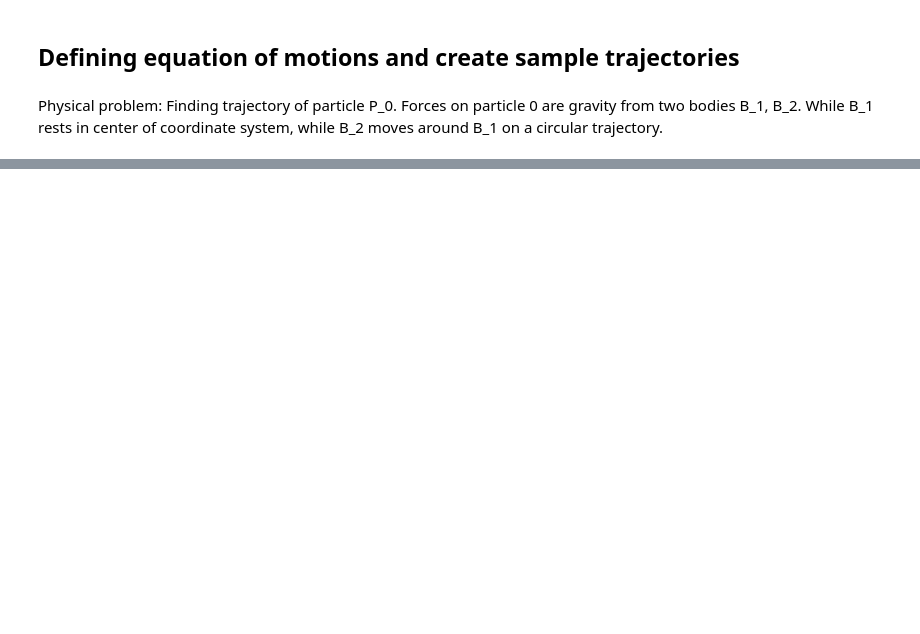
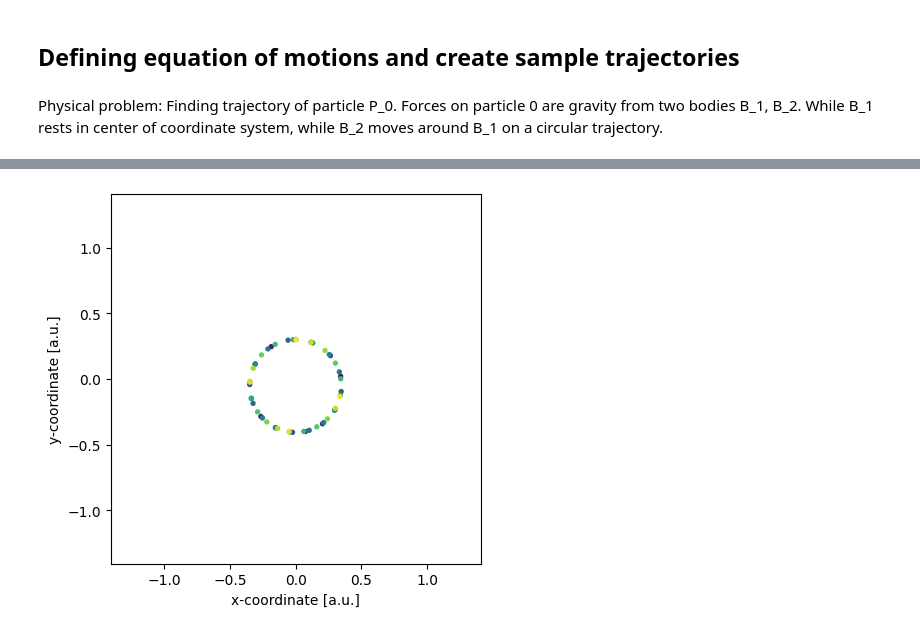
Before and after one commit to Felix-Busse/Recurrent_NNR, a Jupyter notebook: Recurrent_NNR.ipynb, the cells around one changed output, grey strips where cells are left out. Cells and saved outputs as stored; diff of their text form; code cells hidden in the pictures; blank space fills up the shorter version.

```diff
--- a/Recurrent_NNR.ipynb
+++ b/Recurrent_NNR.ipynb
@@ -182,0 +243,6 @@ array([0.0000e+00, 1.0000e-04, 1.1000e-03, 1.1100e-02, 1.1110e-01,
+# %%
+P_1 = space_particle(position=(0, 0.3), velocity=(6.2 , 0), mass=0.1, radius=0.05)
+P_1.integrate(G, [B_3], t_span=(0, 15), n_points=50)
+P_1.show_trajectory(bodies=[])
+# %% [output]
+[figure, added]
```
Also changed, not shown: parts of 13 cells of this notebook.
